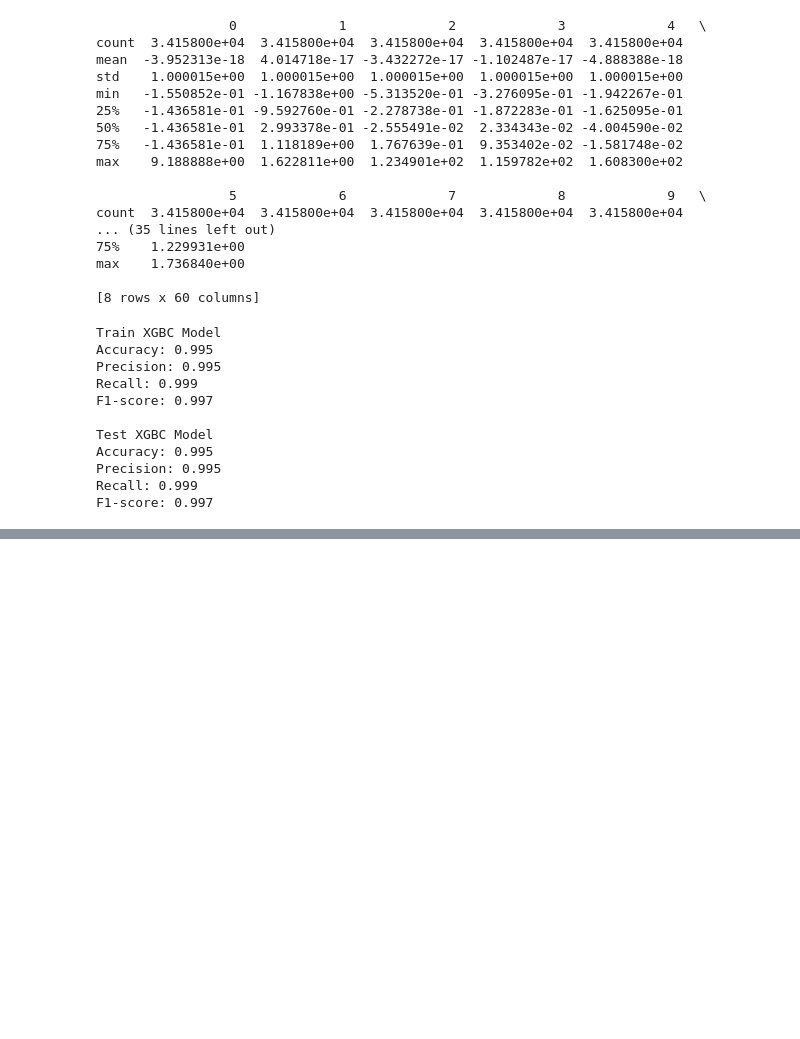
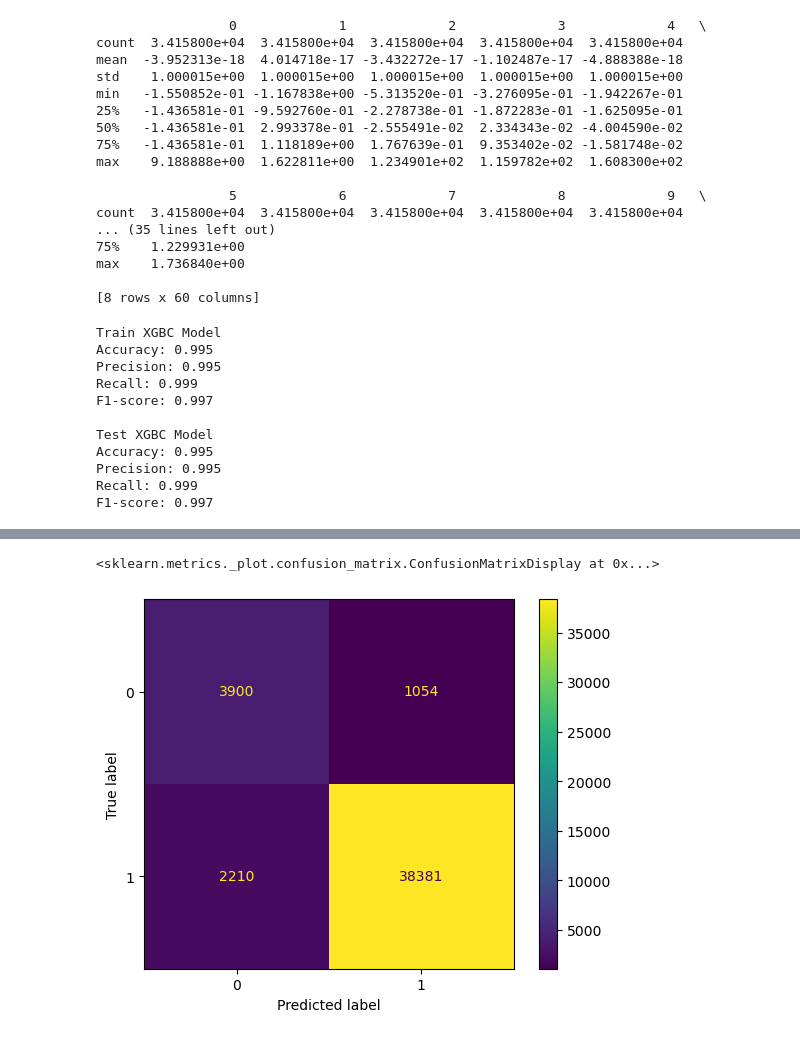
Before and after one commit to tazer73/CS359project, a Jupyter notebook: SnortAttack.ipynb, the cells around one changed output, grey strips where cells are left out. Saved outputs shown, nothing was run; the diff lists cells and outputs as text; code cells hidden in the pictures; blank space fills up the shorter version.

```diff
--- a/SnortAttack.ipynb
+++ b/SnortAttack.ipynb
@@ -176,0 +227,28 @@ F1-score: 0.997
+# %%
+#ADABOOST MODEL
+adaboost_perc = AdaBoostClassifier(estimator=Perceptron(eta0=0.001, random_state=1), n_estimators=100, learning_rate=0.001, random_state=1, algorithm='SAMME').fit(X_train_selected, y_train)
+adaboost_perc.fit(X_train_selected,y_train)
+X_train_selected_pred = adaboost_perc.predict(X_train_selected)
+X_test_selected_pred = adaboost_perc.predict(X_test_selected)
+
+train_acc_perc = accuracy_score(y_train, X_train_selected_pred)
+train_f1score_perc = f1_score(y_train, X_train_selected_pred)
+train_precision_perc = precision_score(y_train, X_train_selected_pred)
+train_recall_perc = recall_score(y_train, X_train_selected_pred)
+
+print('Train ADABoost Model')
+print('Accuracy: {:.3f}'.format(train_acc_perc))
+print('Precision: {:.3f}'.format(train_precision_perc))
+print('Recall: {:.3f}'.format(train_recall_perc))
+print('F1-score: {:.3f}'.format(train_f1score_perc))
+
+test_acc_perc = accuracy_score(y_test, X_test_selected_pred)
+test_f1score_perc = f1_score(y_test, X_test_selected_pred)
+test_precision_perc = precision_score(y_test, X_test_selected_pred)
+test_recall_perc = recall_score(y_test, X_test_selected_pred)
+
+print('\nTest ADABoost Model')
+print('Accuracy: {:.3f}'.format(test_acc_perc))
+print('Precision: {:.3f}'.format(test_precision_perc))
+print('Recall: {:.3f}'.format(test_recall_perc))
+print('F1-score: {:.3f}'.format(test_f1score_perc))
@@ -176,0 +267,5 @@ F1-score: 0.997
+# %%
+ConfusionMatrixDisplay.from_estimator(adaboost_perc, np.concatenate((X_train_selected, X_test_selected), axis=0), np.concatenate((y_train, y_test)))
+# %% [output]
+<sklearn.metrics._plot.confusion_matrix.ConfusionMatrixDisplay at 0x...>
+[figure, added]
```
Also changed, not shown: parts of 8 cells of this notebook.
